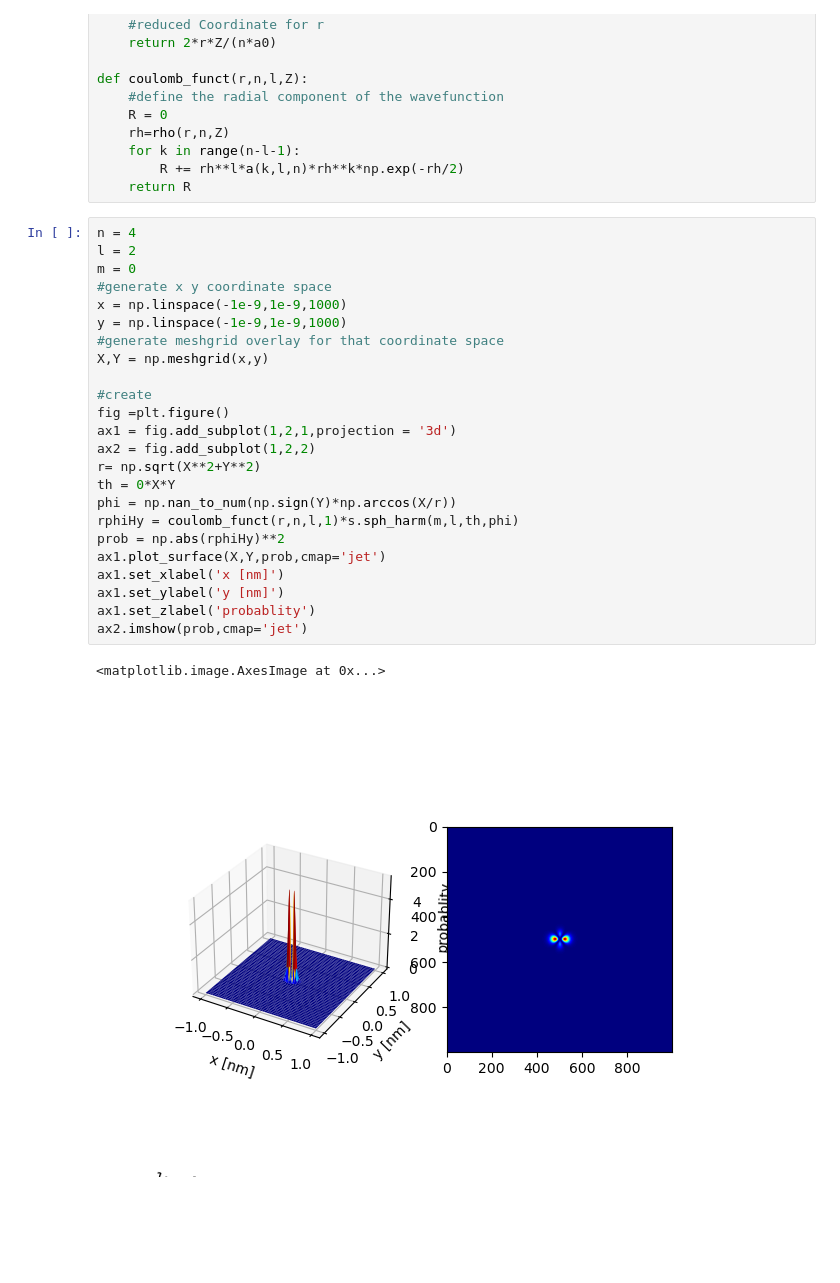
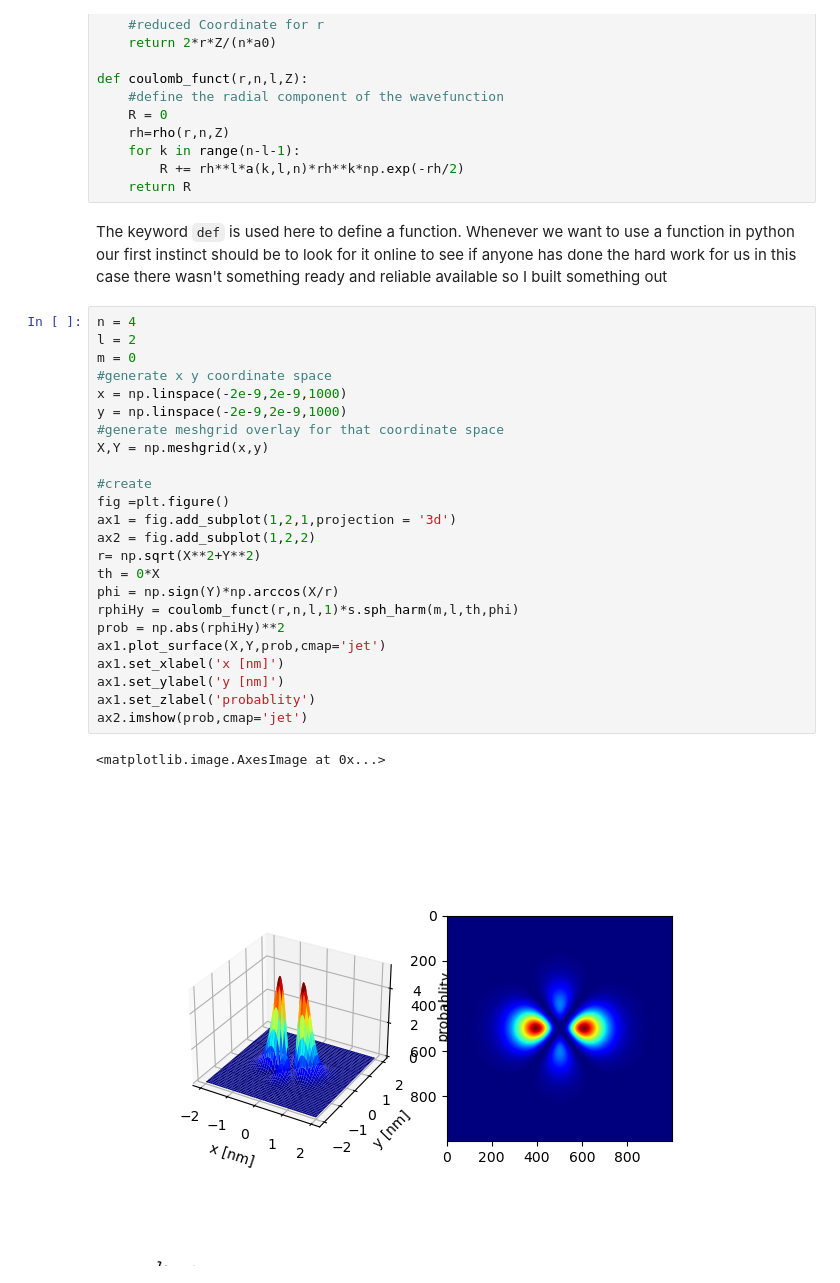
Before and after one commit to MTLphys/ManyBodyTheory, a Jupyter notebook: Class 1 Fundamentals of Python/FirstPrinciples.ipynb, the cells around one changed output. Cells and saved outputs as stored; diff of their text form; blank space fills up the shorter version.

Commit message:
Update First Principles

```diff
--- a/Class 1 Fundamentals of Python/FirstPrinciples.ipynb
+++ b/Class 1 Fundamentals of Python/FirstPrinciples.ipynb
@@ -57,30 +57,32 @@ def coulomb_funct(r,n,l,Z):
     for k in range(n-l-1):
         R += rh**l*a(k,l,n)*rh**k*np.exp(-rh/2)
     return R
+# %% [markdown]
+The keyword `def` is used here to define a function. Whenever we want to use a function in python our first instinct should be to look for it online to see if anyone has done the hard work for us in this case there wasn't something ready and reliable available so I built something out
 # %%
 n = 4
 l = 2
 m = 0
 #generate x y coordinate space
-x = np.linspace(-1e-9,1e-9,1000)
-y = np.linspace(-1e-9,1e-9,1000)
+x = np.linspace(-2e-9,2e-9,1000)
+y = np.linspace(-2e-9,2e-9,1000)
 #generate meshgrid overlay for that coordinate space
 X,Y = np.meshgrid(x,y)
 
 #create
 fig =plt.figure()
 ax1 = fig.add_subplot(1,2,1,projection = '3d')
 ax2 = fig.add_subplot(1,2,2)
 r= np.sqrt(X**2+Y**2)
-th = 0*X*Y
-phi = np.nan_to_num(np.sign(Y)*np.arccos(X/r))
+th = 0*X
+phi = np.sign(Y)*np.arccos(X/r)
 rphiHy = coulomb_funct(r,n,l,1)*s.sph_harm(m,l,th,phi)
 prob = np.abs(rphiHy)**2
 ax1.plot_surface(X,Y,prob,cmap='jet')
 ax1.set_xlabel('x [nm]')
 ax1.set_ylabel('y [nm]')
 ax1.set_zlabel('probablity')
 ax2.imshow(prob,cmap='jet')
 # %% [output]
 <matplotlib.image.AxesImage at 0x...>
-[figure, old version]
+[figure, new version]
```
Also changed, not shown: parts of 4 cells of this notebook.
